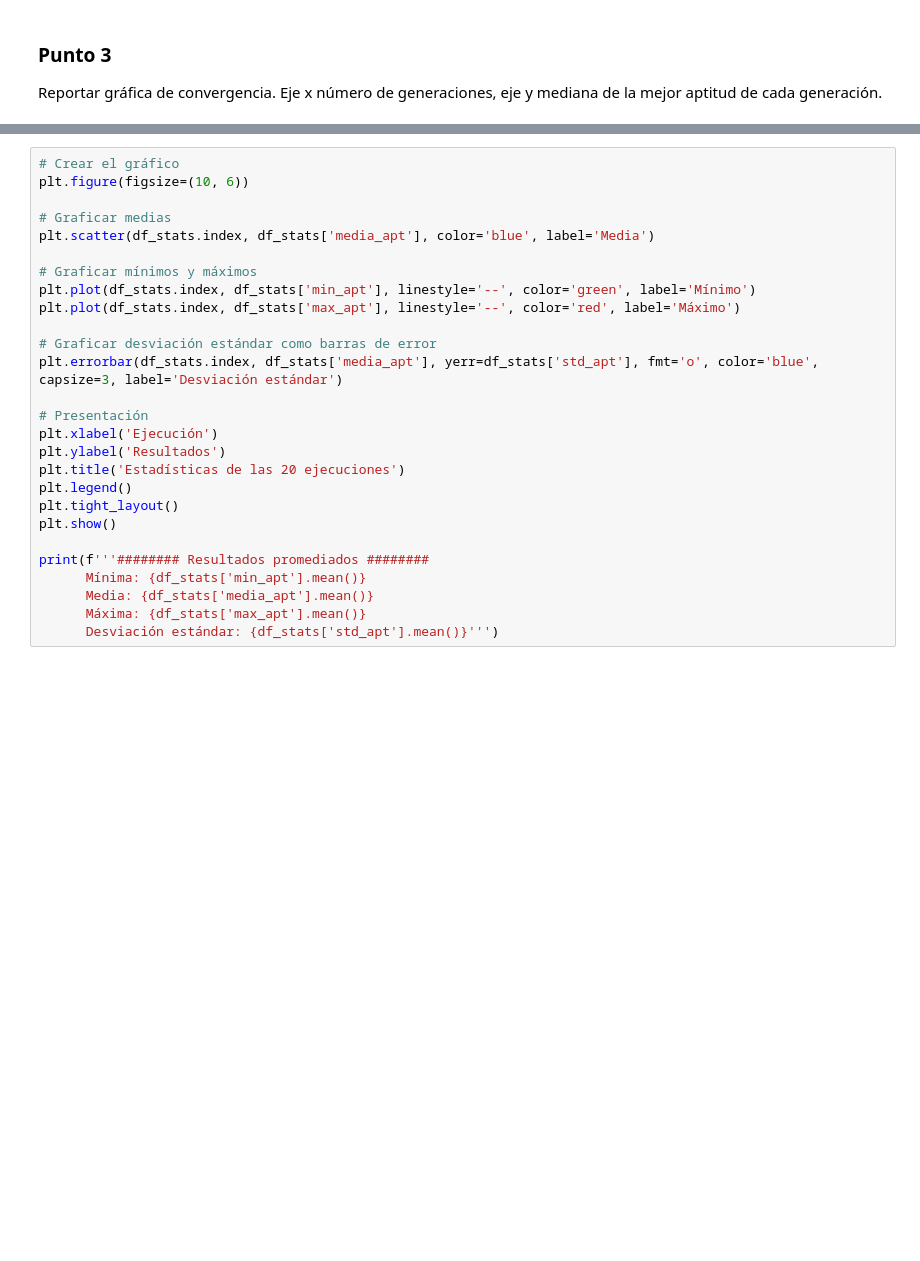
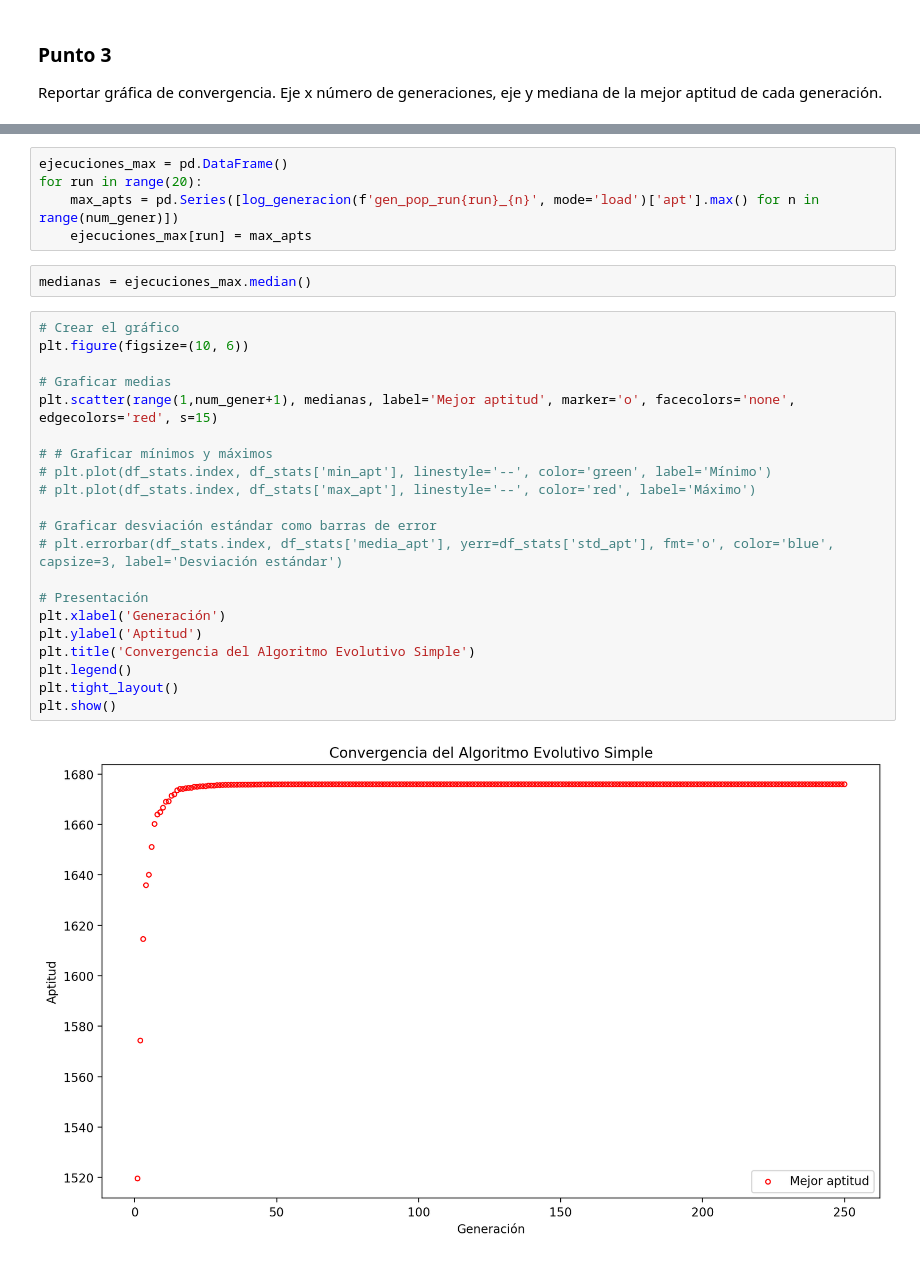
Before and after one commit to JafetMoon/dia-mod6-simple-evolutionary-algorithm, a Jupyter notebook: simple_evolutionary_algorithm.ipynb, the cells around one changed output, grey strips where cells are left out. Cells and saved outputs as stored; diff of their text form; blank space fills up the shorter version.

```diff
--- a/simple_evolutionary_algorithm.ipynb
+++ b/simple_evolutionary_algorithm.ipynb
@@ -994,27 +972,30 @@ df_stats[cols_float] = df_stats[cols_float].astype(float)
+# %%
+ejecuciones_max = pd.DataFrame()
+for run in range(20):
+    max_apts = pd.Series([log_generacion(f'gen_pop_run{run}_{n}', mode='load')['apt'].max() for n in range(num_gener)])
+    ejecuciones_max[run] = max_apts
+# %%
+medianas = ejecuciones_max.median()
 # %%
 # Crear el gráfico
 plt.figure(figsize=(10, 6))
 
 # Graficar medias
-plt.scatter(df_stats.index, df_stats['media_apt'], color='blue', label='Media')
+plt.scatter(range(1,num_gener+1), medianas, label='Mejor aptitud', marker='o', facecolors='none', edgecolors='red', s=15)
 
-# Graficar mínimos y máximos
-plt.plot(df_stats.index, df_stats['min_apt'], linestyle='--', color='green', label='Mínimo')
-plt.plot(df_stats.index, df_stats['max_apt'], linestyle='--', color='red', label='Máximo')
+# # Graficar mínimos y máximos
+# plt.plot(df_stats.index, df_stats['min_apt'], linestyle='--', color='green', label='Mínimo')
+# plt.plot(df_stats.index, df_stats['max_apt'], linestyle='--', color='red', label='Máximo')
 
 # Graficar desviación estándar como barras de error
-plt.errorbar(df_stats.index, df_stats['media_apt'], yerr=df_stats['std_apt'], fmt='o', color='blue', capsize=3, label='Desviación estándar')
+# plt.errorbar(df_stats.index, df_stats['media_apt'], yerr=df_stats['std_apt'], fmt='o', color='blue', capsize=3, label='Desviación estándar')
 
 # Presentación
-plt.xlabel('Ejecución')
-plt.ylabel('Resultados')
-plt.title('Estadísticas de las 20 ejecuciones')
+plt.xlabel('Generación')
+plt.ylabel('Aptitud')
+plt.title('Convergencia del Algoritmo Evolutivo Simple')
 plt.legend()
 plt.tight_layout()
 plt.show()
-
-print(f'''######## Resultados promediados ########
-      Mínima: {df_stats['min_apt'].mean()}
-      Media: {df_stats['media_apt'].mean()}
-      Máxima: {df_stats['max_apt'].mean()}
-      Desviación estándar: {df_stats['std_apt'].mean()}''')
+# %% [output]
+[figure, added]
```
Also changed, not shown: parts of 20 cells of this notebook.
